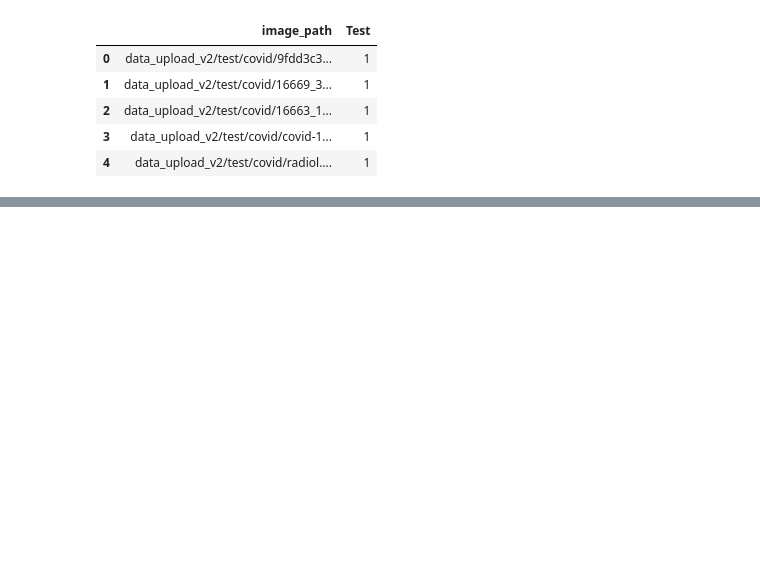
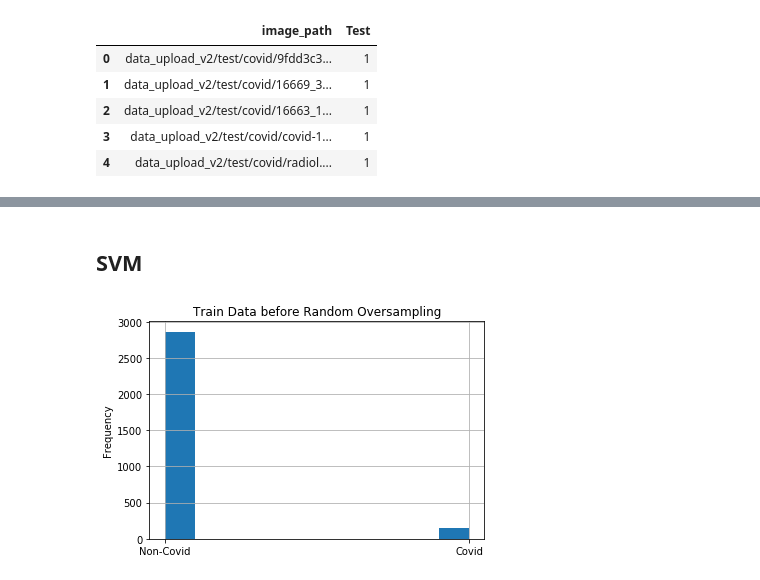
Before and after one commit to kapetanenver/MachineLearningProject, a Jupyter notebook: MLProjectEnver.ipynb, the cells around one changed output, grey strips where cells are left out. Drawn from its saved outputs; the diff is of its cells as text; code cells hidden in the pictures; blank space fills up the shorter version.

```diff
--- a/MLProjectEnver.ipynb
+++ b/MLProjectEnver.ipynb
@@ -235,0 +206,14 @@ weighted avg       0.91      0.95      0.93       753
+# %% [markdown]
+## SVM
+# %%
+#SVM works best with a balanced dataset
+#The graph below shows the frequency of both classes
+y_train.hist()
+plt.title('Train Data before Random Oversampling')
+plt.ylabel('Frequency')
+positions = (0, 1)
+labels = ("Non-Covid", "Covid")
+plt.xticks(positions, labels)
+plt.savefig('train_data_before.jpg')
+# %% [output]
+[figure, added]
```
Also changed, not shown: parts of 66 cells of this notebook, 9 other files.
